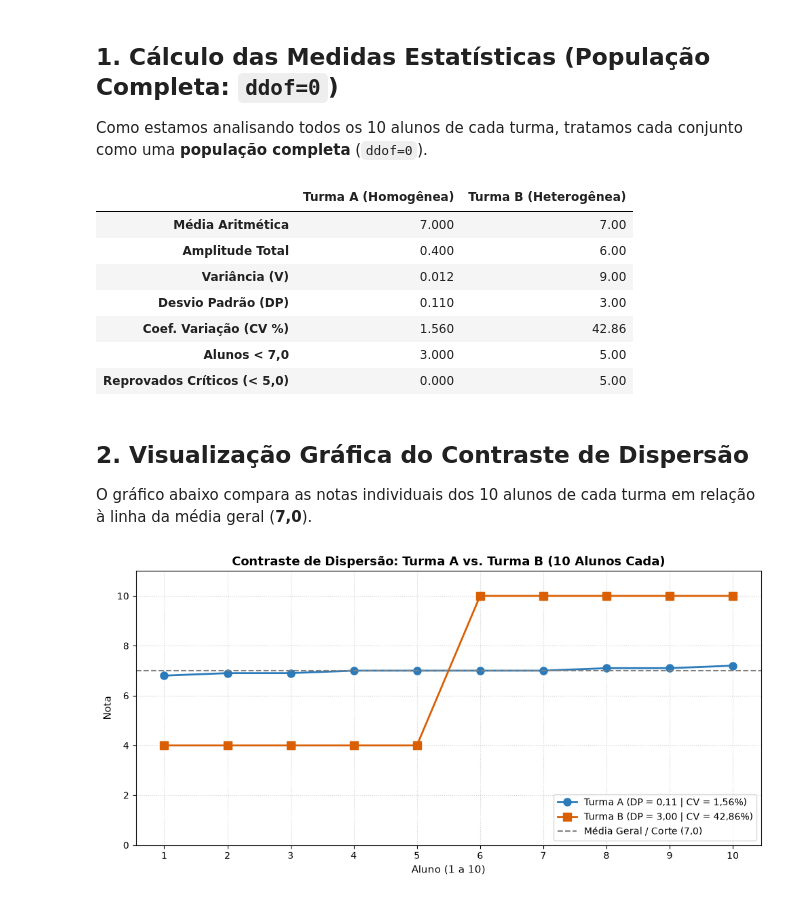
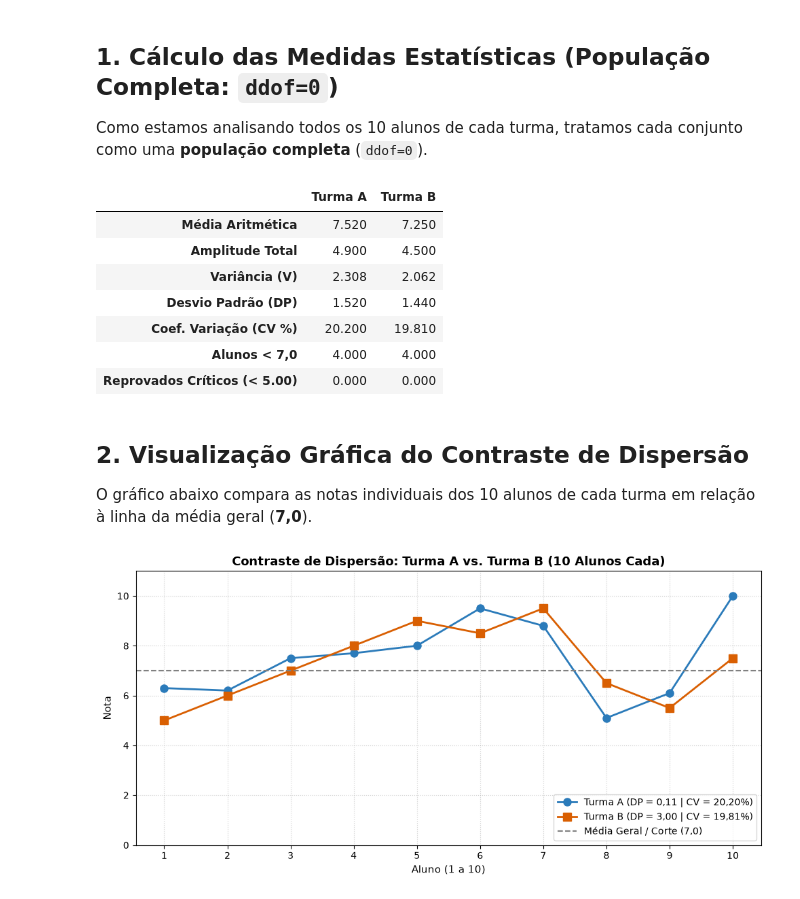
Before and after one commit to ovitortavares/Estatistica-descritiva, a Jupyter notebook: UC2/Códigos/08_02_comparacao_turmas_dispersao.ipynb, the cells around one changed output. Drawn from its saved outputs; the diff is of its cells as text; code cells hidden in the pictures.

```diff
--- a/UC2/Códigos/08_02_comparacao_turmas_dispersao.ipynb
+++ b/UC2/Códigos/08_02_comparacao_turmas_dispersao.ipynb
@@ -12,8 +12,8 @@ import pandas as pd
 import matplotlib.pyplot as plt
 
 # Definindo os conjuntos de notas (10 alunos por turma)
-turma_a = np.array([6.8, 6.9, 6.9, 7.0, 7.0, 7.0, 7.0, 7.1, 7.1, 7.2])
-turma_b = np.array([4.0, 4.0, 4.0, 4.0, 4.0, 10.0, 10.0, 10.0, 10.0, 10.0])
+turma_a = np.array([6.3, 6.2, 7.5, 7.7, 8.0, 9.5, 8.8, 5.1, 6.1, 10.0])
+turma_b = np.array([5.0, 6.0, 7.0, 8.0, 9.0, 8.5, 9.5, 6.5, 5.5, 7.5])
 
 print('Notas Turma A:', turma_a)
 print('Notas Turma B:', turma_b)
@@ -40,24 +40,24 @@ def calcular_metricas(notas, nota_corte=7.0):
         'Desvio Padrão (DP)': round(desvio_padrao, 2),
         'Coef. Variação (CV %)': round(cv, 2),
         'Alunos < 7,0': int(abaixo_corte),
-        'Reprovados Críticos (< 5,0)': int(reprovacao_critica)
+        'Reprovados Críticos (< 5.00)': int(reprovacao_critica)
     }
 
 resultados = pd.DataFrame({
-    'Turma A (Homogênea)': calcular_metricas(turma_a),
-    'Turma B (Heterogênea)': calcular_metricas(turma_b)
+    'Turma A': calcular_metricas(turma_a),
+    'Turma B': calcular_metricas(turma_b)
 })
 
 resultados
 # %% [output]
-|  | Turma A (Homogênea) | Turma B (Heterogênea) |
-| Média Aritmética | 7.000 | 7.00 |
-| Amplitude Total | 0.400 | 6.00 |
-| Variância (V) | 0.012 | 9.00 |
-| Desvio Padrão (DP) | 0.110 | 3.00 |
-| Coef. Variação (CV %) | 1.560 | 42.86 |
-| Alunos < 7,0 | 3.000 | 5.00 |
-| Reprovados Críticos (< 5,0) | 0.000 | 5.00 |
+|  | Turma A | Turma B |
+| Média Aritmética | 7.520 | 7.250 |
+| Amplitude Total | 4.900 | 4.500 |
+| Variância (V) | 2.308 | 2.062 |
+| Desvio Padrão (DP) | 1.520 | 1.440 |
+| Coef. Variação (CV %) | 20.200 | 19.810 |
+| Alunos < 7,0 | 4.000 | 4.000 |
+| Reprovados Críticos (< 5.00) | 0.000 | 0.000 |
 # %% [markdown]
 ## 2. Visualização Gráfica do Contraste de Dispersão
 
@@ -65,19 +65,19 @@ O gráfico abaixo compara as notas individuais dos 10 alunos de cada turma em re
 # %%
 alunos = np.arange(1, 11)
 
 plt.figure(figsize=(10, 5))
-plt.plot(alunos, turma_a, marker='o', linewidth=2, markersize=8, color='#2b7bba', label='Turma A (DP = 0,11 | CV = 1,56%)')
-plt.plot(alunos, turma_b, marker='s', linewidth=2, markersize=8, color='#d95f02', label='Turma B (DP = 3,00 | CV = 42,86%)')
+plt.plot(alunos, turma_a, marker='o', linewidth=2, markersize=8, color='#2b7bba', label='Turma A (DP = 0,11 | CV = 20,20%)')
+plt.plot(alunos, turma_b, marker='s', linewidth=2, markersize=8, color='#d95f02', label='Turma B (DP = 3,00 | CV = 19,81%)')
 plt.axhline(7.0, color='gray', linestyle='--', linewidth=1.5, label='Média Geral / Corte (7,0)')
 
 plt.title('Contraste de Dispersão: Turma A vs. Turma B (10 Alunos Cada)', fontsize=13, fontweight='bold')
 plt.xlabel('Aluno (1 a 10)', fontsize=11)
 plt.ylabel('Nota', fontsize=11)
 plt.xticks(alunos)
 plt.ylim(0, 11)
 plt.grid(True, linestyle=':', alpha=0.6)
 plt.legend(loc='lower right')
 plt.tight_layout()
 plt.show()
 # %% [output]
-[figure, old version]
+[figure, new version]
```
Also changed, not shown: parts of 3 cells of this notebook, 3 other files.
